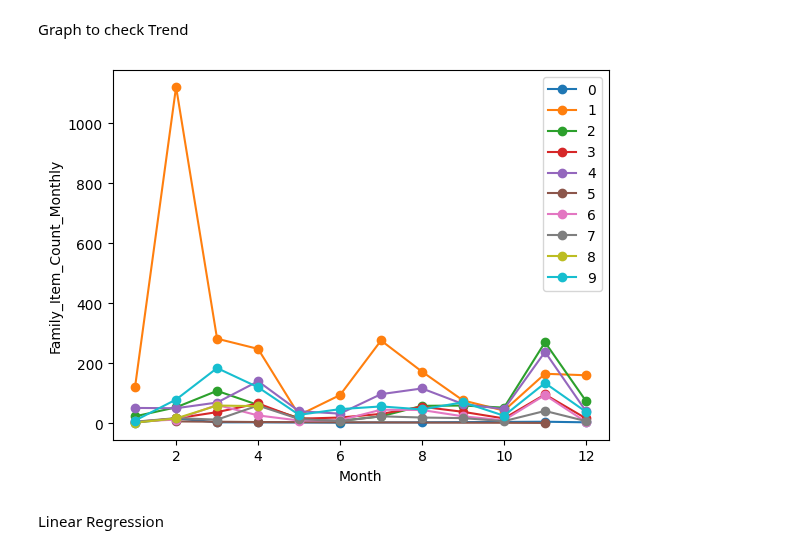
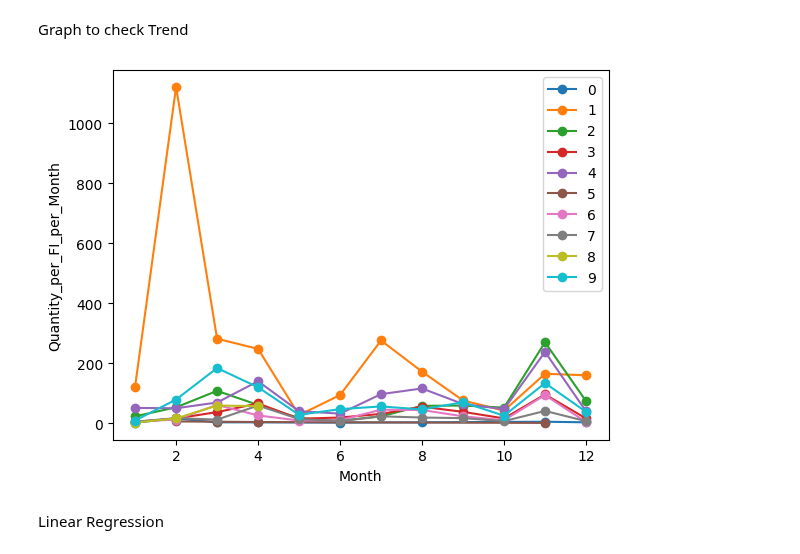
Before and after one commit to Nlasry1996/Nautica-Home, a Jupyter notebook: FamilyItemPred.ipynb, the cells around one changed output. Saved outputs shown, nothing was run; the diff lists cells and outputs as text; code cells hidden in the pictures.

```diff
--- a/FamilyItemPred.ipynb
+++ b/FamilyItemPred.ipynb
@@ -80,7 +80,7 @@ df_family_item_orders = df_family_item_orders.rename(columns={'Order_ID': 'Numbe
 # Merge the derived feature back into the original DataFrame
 df = pd.merge(df, df_family_item_orders, on='Family_Item_Name', how='left')
 #How many of these items are sold by month
-df['Family_Item_Count_Monthly'] = df.groupby(['Month', 'Family_Item_ID'])['Order_ID'].transform('count')
+df['Quantity_per_FI_per_Month'] = df.groupby(['Month', 'Family_Item_ID'])['Order_ID'].transform('count')
 #How many people bought per month
 df['Total_Customers_per_Month']= df.groupby('Month')['Order_ID'].transform('count')
 df
@@ -158,7 +158,7 @@ New Table
 import pandas as pd
 
 # Create the new table by grouping and summing the 'Family_Item_Count_Monthly' column
-summary_table = df.groupby(['Family_Item_Name', 'Month'])['Family_Item_Count_Monthly'].count().reset_index()
+summary_table = df.groupby(['Family_Item_Name', 'Month'])['Quantity_per_FI_per_Month'].count().reset_index()
 
 # Display the summary table
 print(summary_table)
@@ -177,11 +177,3 @@ print(summary_table)
 180                16     12                          9
 
 [181 rows x 3 columns]
-# %%
-import pandas as pd
-
-# Create the new table by grouping and summing the 'Family_Item_Count_Monthly' column
-summary_table = df.groupby(['Family_Item_Name', 'Month'])['Family_Item_Count_Monthly'].count().reset_index()
-
-# Display the summary table
-print(summary_table)
@@ -205,34 +182,34 @@ Graph to check Trend
 # %%
 import pandas as pd
 import matplotlib.pyplot as plt
 
 # Create a dictionary to map each family item to a unique color
 family_colors = {item: color for item, color in zip(summary_table['Family_Item_Name'].unique(), plt.cm.tab10.colors)}
 
 # Plot the graph
 fig, ax = plt.subplots()
 
 # Iterate through each family item in the summary table
 for item, color in family_colors.items():
     # Filter the summary table for the specific family item
     data = summary_table[summary_table['Family_Item_Name'] == item]
 
     # Plot the data points for the family item with the corresponding color
-    ax.plot(data['Month'], data['Family_Item_Count_Monthly'], marker='o', label=item, color=color)
+    ax.plot(data['Month'], data['Quantity_per_FI_per_Month'], marker='o', label=item, color=color)
 
 # Set the x-axis label and tick labels
 ax.set_xlabel('Month')
 
 # Set the y-axis label and tick labels
-ax.set_ylabel('Family_Item_Count_Monthly')
+ax.set_ylabel('Quantity_per_FI_per_Month')
 
 # Set the legend
 ax.legend()
 
 # Show the graph
 plt.show()
 # %% [output]
-[figure, old version]
+[figure, new version]
 # %% [markdown]
 Linear Regression
 # %%
```
Also changed, not shown: parts of 14 cells of this notebook.
